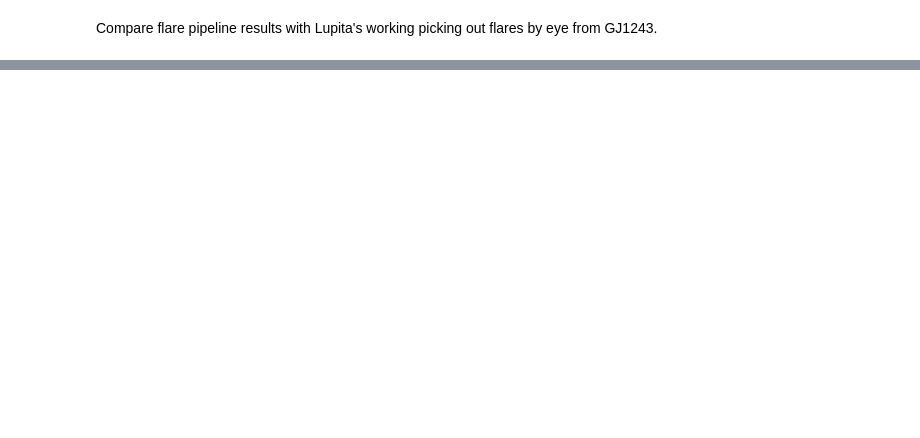
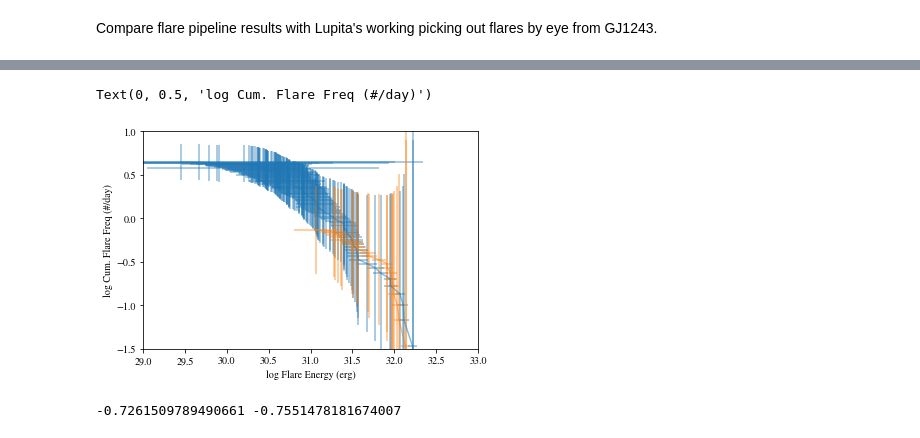
Before and after one commit to spencerw/tess_flare, a Jupyter notebook: gj1243.ipynb, the cells around one changed output, grey strips where cells are left out. Cells and saved outputs as stored; diff of their text form; code cells hidden in the pictures; blank space fills up the shorter version.

```diff
--- a/gj1243.ipynb
+++ b/gj1243.ipynb
@@ -177,0 +273,51 @@ Name: t0, dtype: float64
+# %%
+eye_sort = np.argsort(ed_eye)
+energy_eye_sort = energy_eye[eye_sort]
+sn_eye_sort = sn_eye[eye_sort]
+x_vals_eye = energy_eye_sort
+log_x_vals_eye = np.log10(x_vals_eye)
+y_vals_eye = np.arange(0.001, len(energy_eye))[::-1]/30
+log_y_vals_eye = np.log10(y_vals_eye)
+log_x_err_eye = 1/np.log(10)/sn_eye_sort
+log_y_err_eye = 1/np.log(10)*np.sqrt(y_vals_eye)/y_vals_eye
+
+ed_sort = np.argsort(ed)
+energy_sort = energy[ed_sort]
+sn_sort = sn[ed_sort]
+x_vals = energy_sort
+log_x_vals = np.log10(x_vals)
+y_vals = np.arange(0.001, len(energy))[::-1]/30
+log_y_vals = np.log10(y_vals)
+log_x_err = 1/np.log(10)/sn_sort
+log_y_err = 1/np.log(10)*np.sqrt(y_vals)/y_vals
+
+plt.errorbar(log_x_vals_eye, log_y_vals_eye, xerr=log_x_err_eye, yerr=log_y_err_eye, alpha=0.5)
+plt.errorbar(log_x_vals, log_y_vals, xerr=log_x_err, yerr=log_y_err, alpha=0.5)
+plt.xlim(29, 33)
+plt.ylim(-1.5, 1)
+plt.xlabel('log Flare Energy (erg)')
+plt.ylabel('log Cum. Flare Freq (#/day)')
+# %% [output]
+Text(0, 0.5, 'log Cum. Flare Freq (#/day)')
+[figure, added]
+# %%
+# Since the x values have errors on them, use ODR to fit a line to the log-log data
+from scipy.odr import *
+
+def f(B, x):
+    return B[0]*x + B[1]
+
+linear = Model(f)
+mydata = Data(log_x_vals, log_y_vals, wd=1/log_x_err**2, we=1/log_y_err**2)
+myodr = ODR(mydata, linear, beta0=[-1, 10])
+myoutput = myodr.run()
+b0, b1 = myoutput.beta[0], myoutput.beta[1]
+
+mydata = Data(log_x_vals_eye, log_y_vals_eye, wd=1/log_x_err_eye**2, we=1/log_y_err_eye**2)
+myodr = ODR(mydata, linear, beta0=[-1, 10])
+myoutput = myodr.run()
+b0_eye, b1_eye = myoutput.beta[0], myoutput.beta[1]
+
+print(b0, b0_eye)
+# %% [output]
+-0.7261509789490661 -0.7551478181674007
```
Also changed, not shown: parts of 17 cells of this notebook, 2 other files.
